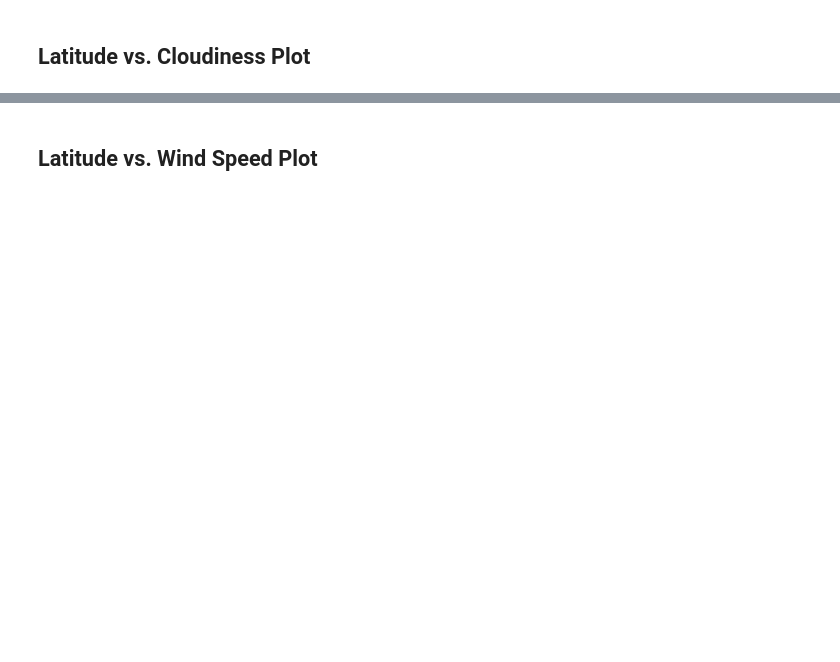
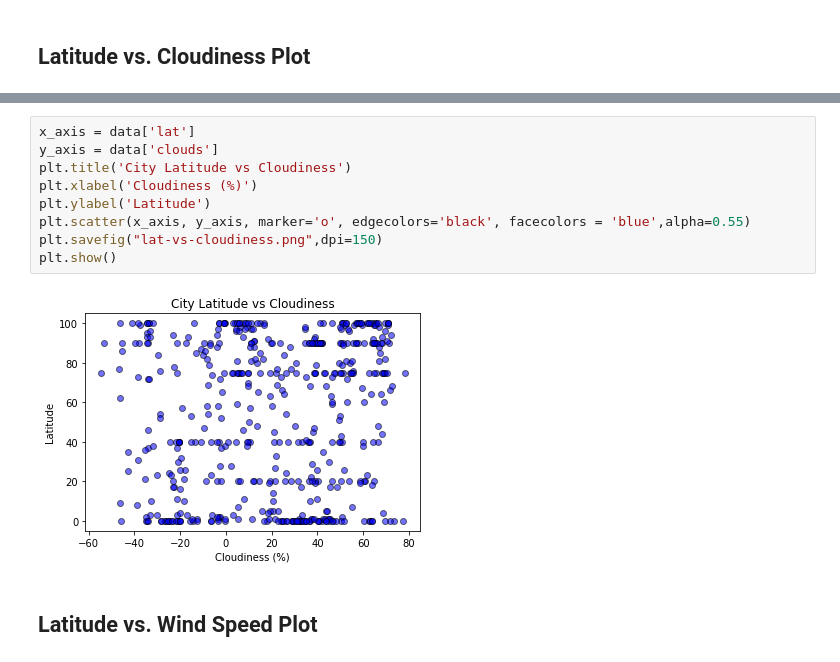
Before and after one commit to JonZagorski/Python_API, a Jupyter notebook: Homework/starter_code/WeatherPy.ipynb, the cells around one changed output, grey strips where cells are left out. Cells and saved outputs as stored; diff of their text form; blank space fills up the shorter version.

```diff
--- a/Homework/starter_code/WeatherPy.ipynb
+++ b/Homework/starter_code/WeatherPy.ipynb
@@ -229,2 +264,13 @@ Skip this step if there are no cities that have humidity > 100%.
+# %%
+x_axis = data['lat']
+y_axis = data['clouds']
+plt.title('City Latitude vs Cloudiness')
+plt.xlabel('Cloudiness (%)')
+plt.ylabel('Latitude')
+plt.scatter(x_axis, y_axis, marker='o', edgecolors='black', facecolors = 'blue',alpha=0.55)
+plt.savefig("lat-vs-cloudiness.png",dpi=150)
+plt.show()
+# %% [output]
+[figure, added]
 # %% [markdown]
 ## Latitude vs. Wind Speed Plot
```
Also changed, not shown: parts of 16 cells of this notebook, 9 other files.
